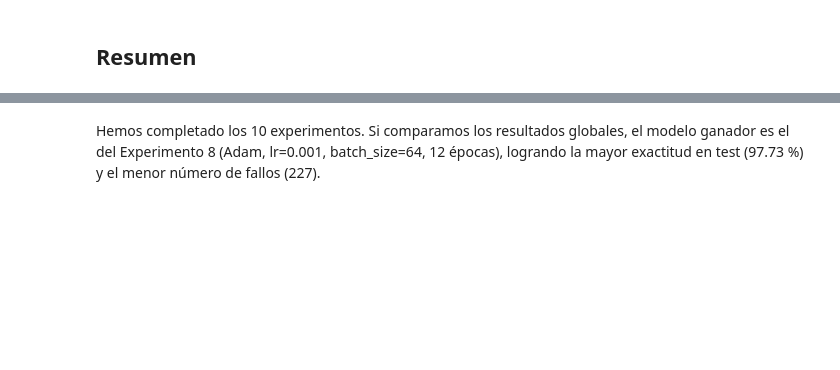
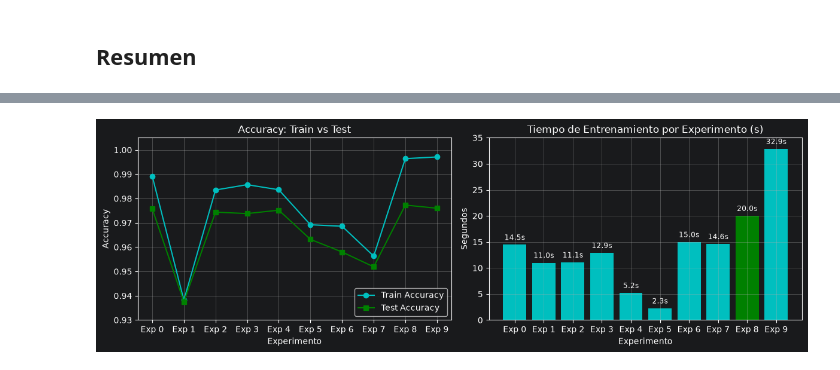
Before and after one commit to mxgueladrx/uma-26-27-1, a Jupyter notebook: AC2/Practica1/Introduccion.ipynb, the cells around one changed output, grey strips where cells are left out. Saved outputs shown, nothing was run; the diff lists cells and outputs as text; code cells hidden in the pictures; blank space fills up the shorter version.

```diff
--- a/AC2/Practica1/Introduccion.ipynb
+++ b/AC2/Practica1/Introduccion.ipynb
@@ -649,2 +651,35 @@ display(df_resumen)
-# %% [markdown]
-Hemos completado los 10 experimentos. Si comparamos los resultados globales, el modelo ganador es el del Experimento 8 (Adam, lr=0.001, batch_size=64, 12 épocas), logrando la mayor exactitud en test (97.73 %) y el menor número de fallos (227).
+# %%
+fig, axes = plt.subplots(1, 2, figsize=(12, 4))
+
+x = range(len(metricas))
+nombres = [f"Exp {i}" for i in x]
+
+axes[0].plot(x, metricas["train_accuracy"], marker='o', label="Train Accuracy", color="c")
+axes[0].plot(x, metricas["test_accuracy"], marker='s', label="Test Accuracy", color="g")
+axes[0].set_title("Accuracy: Train vs Test")
+axes[0].set_xlabel("Experimento")
+axes[0].set_ylabel("Accuracy")
+axes[0].set_xticks(x)
+axes[0].set_xticklabels(nombres)
+axes[0].set_ylim(0.93, 1.005)
+axes[0].grid()
+axes[0].legend(loc="lower right")
+
+colores_tiempo = ["c" if i != metricas["test_accuracy"].idxmax() else "g" for i in x]
+bars = axes[1].bar(x, metricas["tiempo_entrenamiento(s)"], color=colores_tiempo)
+axes[1].set_title("Tiempo de Entrenamiento por Experimento (s)")
+axes[1].set_xlabel("Experimento")
+axes[1].set_ylabel("Segundos")
+axes[1].set_xticks(x)
+axes[1].set_xticklabels(nombres)
+axes[1].set_ylim(0, 35)
+axes[1].grid()
+
+for bar in bars:
+    yval = bar.get_height()
+    axes[1].text(bar.get_x() + bar.get_width()/2, yval + 0.6, f"{yval:.1f}s", ha='center', va='bottom', fontsize=8.5)
+
+plt.tight_layout()
+plt.show()
+# %% [output]
+[figure, added]
```
Also changed, not shown: parts of 25 cells of this notebook, 1 other file.
